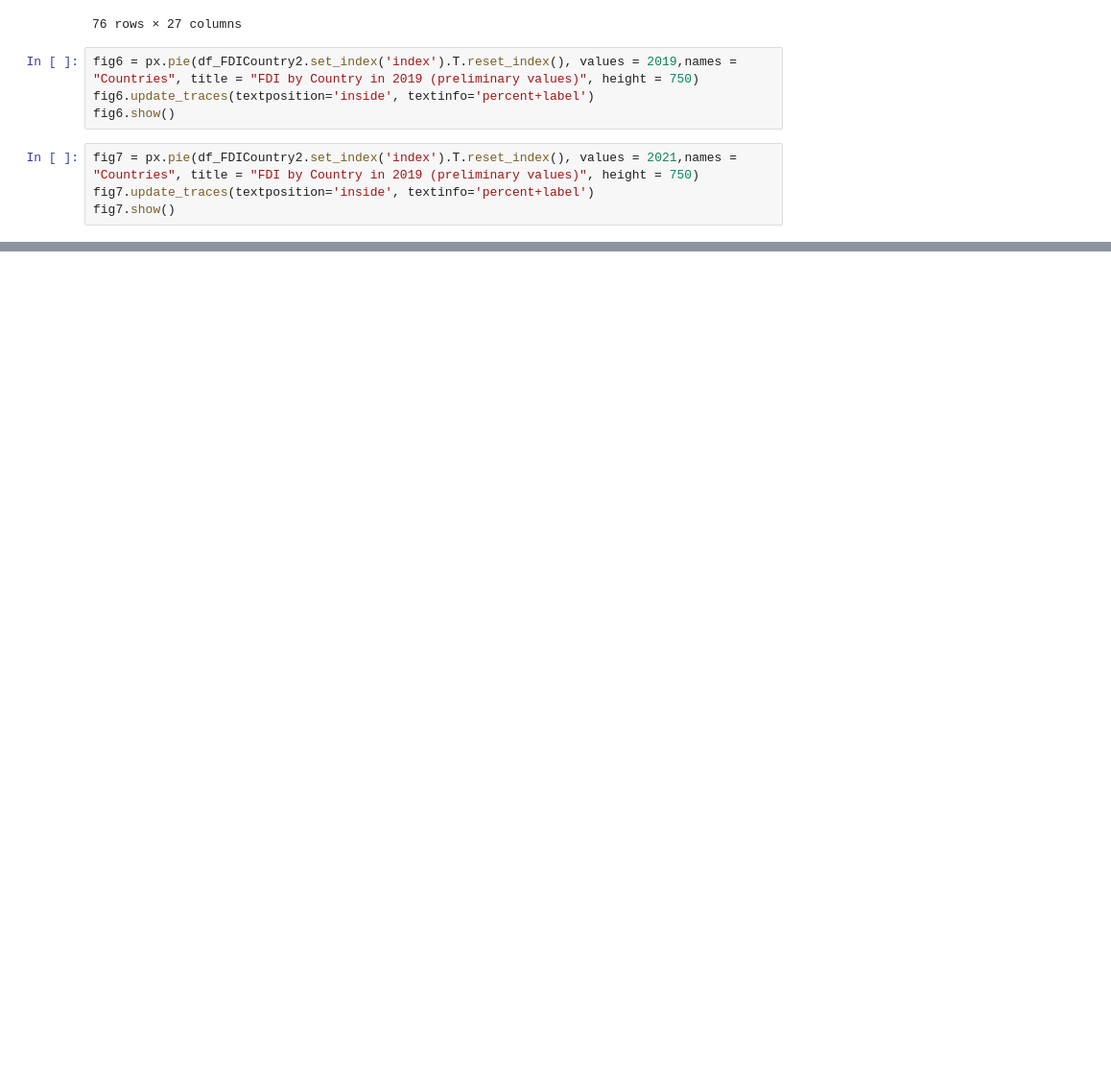
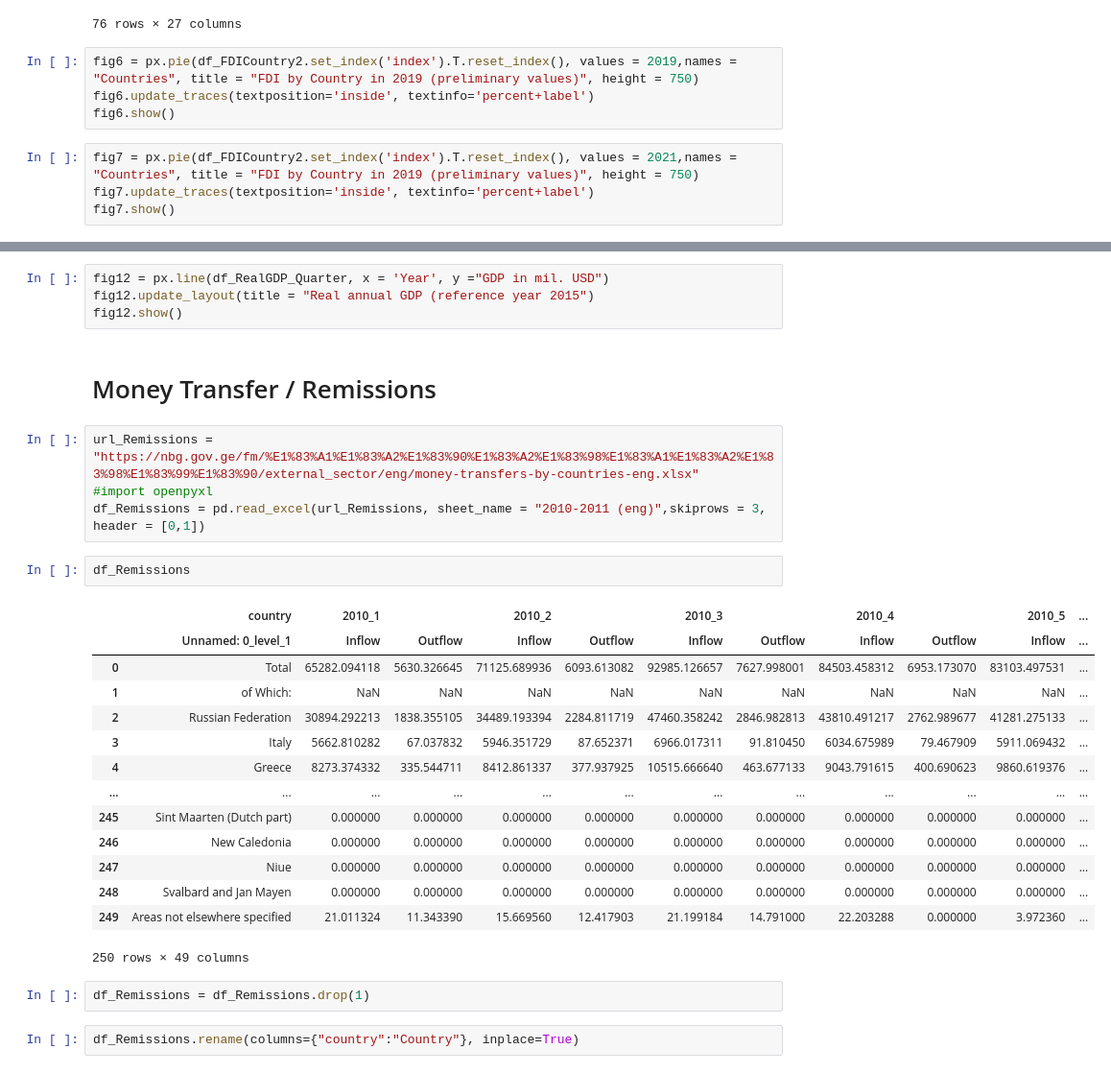
Before and after one commit to spyderroque/Georgia-Ukraine-War, a Jupyter notebook: Economics/Economics.ipynb, the cells around one changed output, grey strips where cells are left out. Shown at 96% size. Cells and saved outputs as stored; diff of their text form; blank space fills up the shorter version.

```diff
--- a/Economics/Economics.ipynb
+++ b/Economics/Economics.ipynb
@@ -243,0 +323,31 @@ fig7.show()
+# %%
+fig12 = px.line(df_RealGDP_Quarter, x = 'Year', y ="GDP in mil. USD")
+fig12.update_layout(title = "Real annual GDP (reference year 2015")
+fig12.show()
+# %% [markdown]
+# Money Transfer / Remissions
+# %%
+url_Remissions = "https://nbg.gov.ge/fm/%E1%83%A1%E1%83%A2%E1%83%90%E1%83%A2%E1%83%98%E1%83%A1%E1%83%A2%E1%83%98%E1%83%99%E1%83%90/external_sector/eng/money-transfers-by-countries-eng.xlsx"
+#import openpyxl
+df_Remissions = pd.read_excel(url_Remissions, sheet_name = "2010-2011 (eng)",skiprows = 3, header = [0,1])
+# %%
+df_Remissions
+# %% [output]
+|  | country | 2010_1 |  | 2010_2 |  | 2010_3 |  | 2010_4 |  | 2010_5 | ... |
+|  | Unnamed: 0_level_1 | Inflow | Outflow | Inflow | Outflow | Inflow | Outflow | Inflow | Outflow | Inflow | ... |
+| 0 | Total | 65282.094118 | 5630.326645 | 71125.689936 | 6093.613082 | 92985.126657 | 7627.998001 | 84503.458312 | 6953.173070 | 83103.497531 | ... |
+| 1 | of Which: | NaN | NaN | NaN | NaN | NaN | NaN | NaN | NaN | NaN | ... |
+| 2 | Russian Federation | 30894.292213 | 1838.355105 | 34489.193394 | 2284.811719 | 47460.358242 | 2846.982813 | 43810.491217 | 2762.989677 | 41281.275133 | ... |
+| 3 | Italy | 5662.810282 | 67.037832 | 5946.351729 | 87.652371 | 6966.017311 | 91.810450 | 6034.675989 | 79.467909 | 5911.069432 | ... |
+| 4 | Greece | 8273.374332 | 335.544711 | 8412.861337 | 377.937925 | 10515.666640 | 463.677133 | 9043.791615 | 400.690623 | 9860.619376 | ... |
+| ... | ... | ... | ... | ... | ... | ... | ... | ... | ... | ... | ... |
+| 245 | Sint Maarten (Dutch part) | 0.000000 | 0.000000 | 0.000000 | 0.000000 | 0.000000 | 0.000000 | 0.000000 | 0.000000 | 0.000000 | ... |
+| 246 | New Caledonia | 0.000000 | 0.000000 | 0.000000 | 0.000000 | 0.000000 | 0.000000 | 0.000000 | 0.000000 | 0.000000 | ... |
+| 247 | Niue | 0.000000 | 0.000000 | 0.000000 | 0.000000 | 0.000000 | 0.000000 | 0.000000 | 0.000000 | 0.000000 | ... |
+| 248 | Svalbard and Jan Mayen | 0.000000 | 0.000000 | 0.000000 | 0.000000 | 0.000000 | 0.000000 | 0.000000 | 0.000000 | 0.000000 | ... |
+| 249 | Areas not elsewhere specified | 21.011324 | 11.343390 | 15.669560 | 12.417903 | 21.199184 | 14.791000 | 22.203288 | 0.000000 | 3.972360 | ... |
+250 rows × 49 columns
+# %%
+df_Remissions = df_Remissions.drop(1)
+# %%
+df_Remissions.rename(columns={"country":"Country"}, inplace=True)
```
Also changed, not shown: parts of 23 cells of this notebook, 5 other files.
